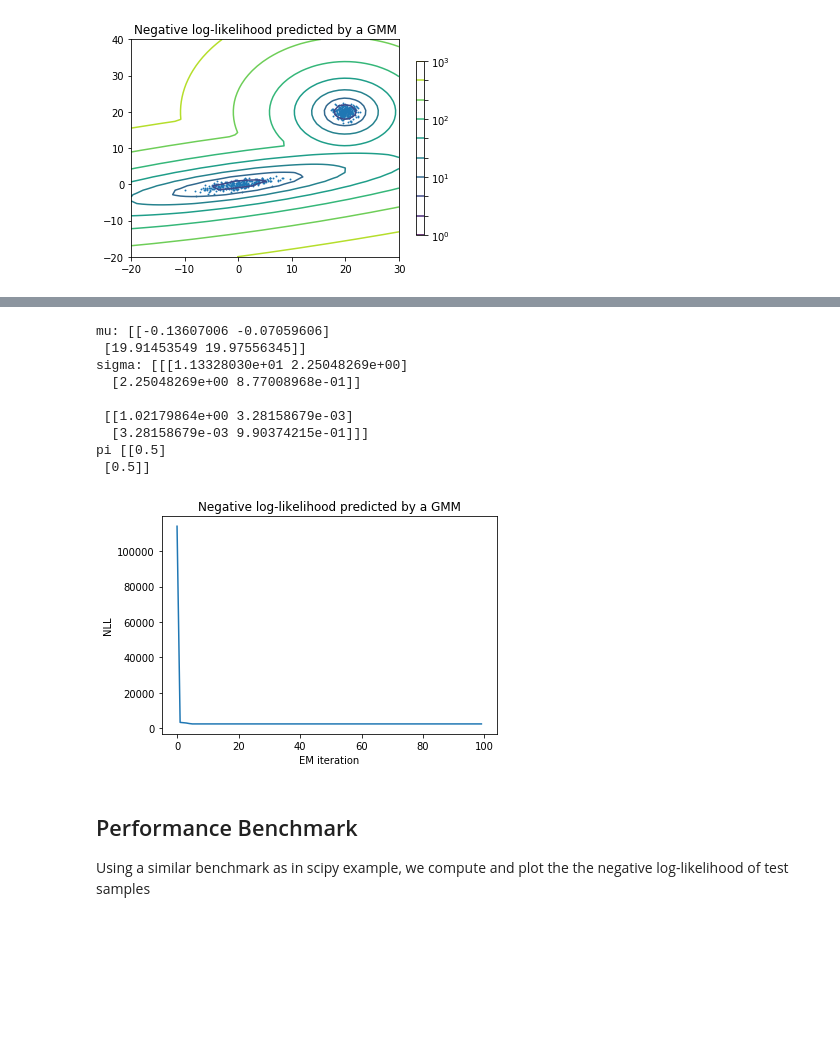
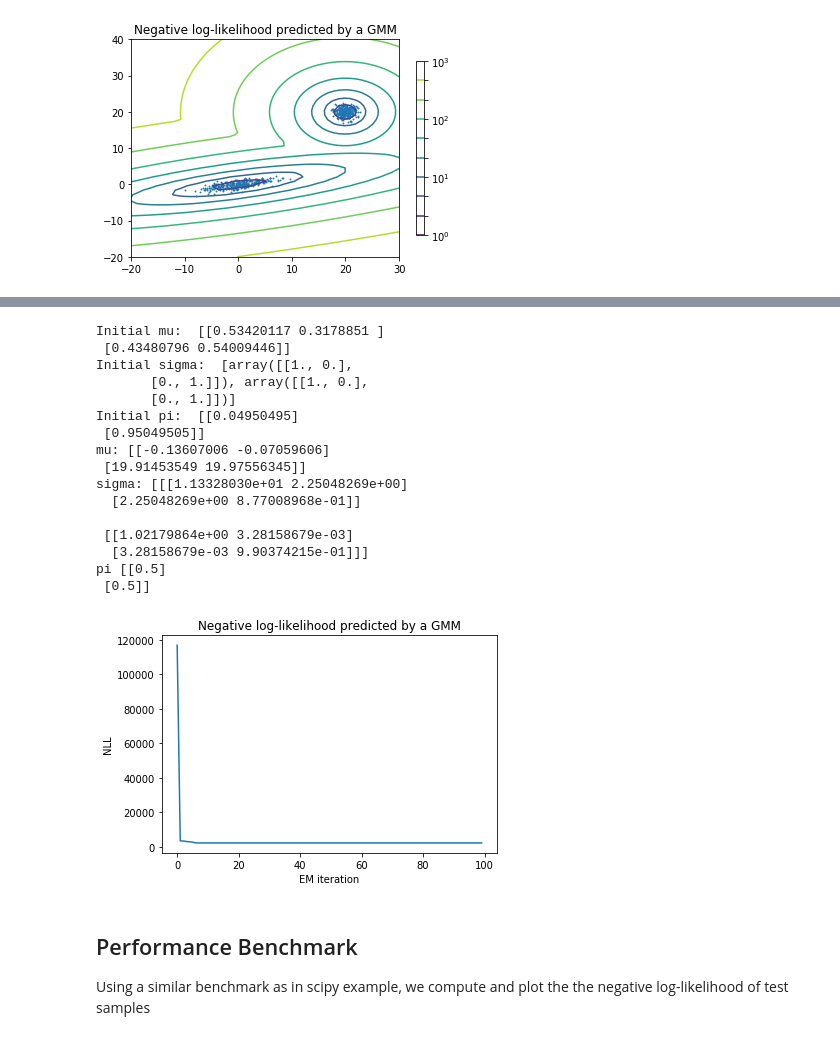
Before and after one commit to roatienza/ml, a Jupyter notebook: gmm/notebook/gmm.ipynb, the cells around one changed output, grey strips where cells are left out. Cells and saved outputs as stored; diff of their text form; code cells hidden in the pictures; blank space fills up the shorter version.

```diff
--- a/gmm/notebook/gmm.ipynb
+++ b/gmm/notebook/gmm.ipynb
@@ -72,7 +72,12 @@ mu_shape = (n_components, n_dim)
 mu = np.random.normal(size=mu_shape)
 sigma = [np.identity(n_dim) for _ in range(n_components)]
 sigma_shape = np.array(sigma).shape
-pi = np.ones((n_components,1))/n_components
+#pi = np.ones((n_components,1))/n_components
+pi = np.random.randint(1,100, size=(n_components,1))
+pi = pi/pi.sum()
+print("Initial mu: ", mu)
+print("Initial sigma: ", sigma)
+print("Initial pi: ", pi)
 
 n_loop = 100
 nll = []
@@ -149,34 +154,41 @@ for loop in range(n_loop):
     Nk = Nk[::2]
     Nk = np.reshape(Nk, pi.shape)/X_train.shape[0]
     pi = np.reshape(Nk, pi.shape)
 
     # Restore Means and Cov to right shapes
     mu = np.reshape(mu, mu_shape)
     sigma = np.reshape(np.array(sigma), sigma_shape)
 
     # Should be the means and covs of the sampled and mixed Gaussians
     if loop == n_loop - 1:
         print("mu:", mu)
         print('sigma:', sigma)
         print('pi', pi)
 
 x = [loop for loop in range(n_loop)]
 plt.plot(x,nll)
 plt.title('Negative log-likelihood predicted by a GMM')
 plt.xlabel('EM iteration')
 plt.ylabel('NLL')
 plt.show()
 # %% [output]
+Initial mu:  [[0.53420117 0.3178851 ]
+ [0.43480796 0.54009446]]
+Initial sigma:  [array([[1., 0.],
+       [0., 1.]]), array([[1., 0.],
+       [0., 1.]])]
+Initial pi:  [[0.04950495]
+ [0.95049505]]
 mu: [[-0.13607006 -0.07059606]
  [19.91453549 19.97556345]]
 sigma: [[[1.13328030e+01 2.25048269e+00]
   [2.25048269e+00 8.77008968e-01]]
 
  [[1.02179864e+00 3.28158679e-03]
   [3.28158679e-03 9.90374215e-01]]]
 pi [[0.5]
  [0.5]]
-[figure, old version]
+[figure, new version]
 # %% [markdown]
 ## Performance Benchmark
 Using a similar benchmark as in scipy example, we compute and plot the the negative log-likelihood of test samples
```
